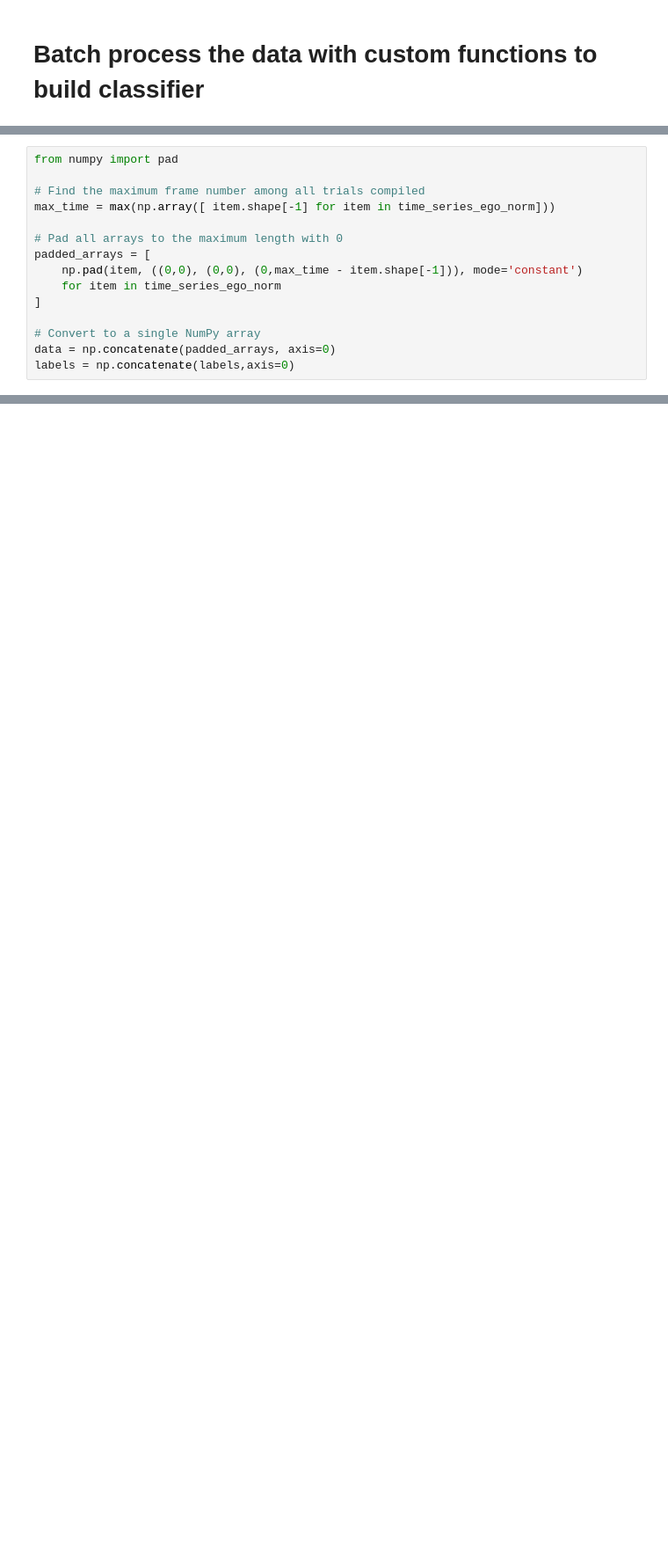
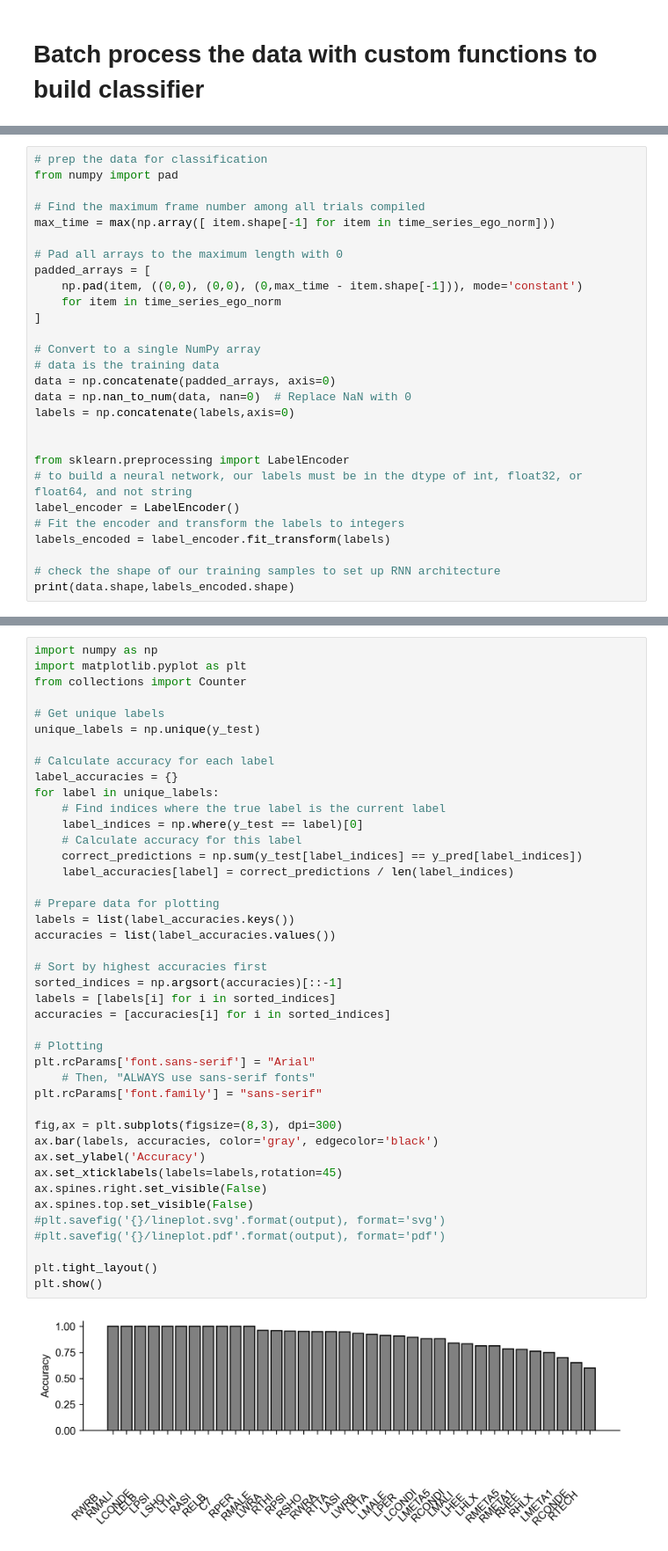
Before and after one commit to anqizhou13/FastTracker, a Jupyter notebook: process.ipynb, the cells around one changed output, grey strips where cells are left out. Shown at 88% size. Saved outputs shown, nothing was run; the diff lists cells and outputs as text; blank space fills up the shorter version.

```diff
--- a/process.ipynb
+++ b/process.ipynb
@@ -139,4 +127,5 @@ Processing 95 of 96 files...
 # %%
+# prep the data for classification
 from numpy import pad
 
 # Find the maximum frame number among all trials compiled
@@ -149,5 +138,17 @@ padded_arrays = [
 ]
 
 # Convert to a single NumPy array
+# data is the training data
 data = np.concatenate(padded_arrays, axis=0)
+data = np.nan_to_num(data, nan=0)  # Replace NaN with 0
 labels = np.concatenate(labels,axis=0)
+
+
+from sklearn.preprocessing import LabelEncoder
+# to build a neural network, our labels must be in the dtype of int, float32, or float64, and not string
+label_encoder = LabelEncoder()
+# Fit the encoder and transform the labels to integers
+labels_encoded = label_encoder.fit_transform(labels)
+
+# check the shape of our training samples to set up RNN architecture
+print(data.shape,labels_encoded.shape)
@@ -211,0 +186,44 @@ ModuleNotFoundError: No module named 'tensorflow'
+# %%
+import numpy as np
+import matplotlib.pyplot as plt
+from collections import Counter
+
+# Get unique labels
+unique_labels = np.unique(y_test)
+
+# Calculate accuracy for each label
+label_accuracies = {}
+for label in unique_labels:
+    # Find indices where the true label is the current label
+    label_indices = np.where(y_test == label)[0]
+    # Calculate accuracy for this label
+    correct_predictions = np.sum(y_test[label_indices] == y_pred[label_indices])
+    label_accuracies[label] = correct_predictions / len(label_indices)
+
+# Prepare data for plotting
+labels = list(label_accuracies.keys())
+accuracies = list(label_accuracies.values())
+
+# Sort by highest accuracies first
+sorted_indices = np.argsort(accuracies)[::-1]
+labels = [labels[i] for i in sorted_indices]
+accuracies = [accuracies[i] for i in sorted_indices]
+
+# Plotting
+plt.rcParams['font.sans-serif'] = "Arial"
+    # Then, "ALWAYS use sans-serif fonts"
+plt.rcParams['font.family'] = "sans-serif"
+
+fig,ax = plt.subplots(figsize=(8,3), dpi=300)
+ax.bar(labels, accuracies, color='gray', edgecolor='black')
+ax.set_ylabel('Accuracy')
+ax.set_xticklabels(labels=labels,rotation=45)
+ax.spines.right.set_visible(False)
+ax.spines.top.set_visible(False)
+#plt.savefig('{}/lineplot.svg'.format(output), format='svg')
+#plt.savefig('{}/lineplot.pdf'.format(output), format='pdf')
+
+plt.tight_layout()
+plt.show()
+# %% [output]
+[figure, added]
```
Also changed, not shown: parts of 12 cells of this notebook.
